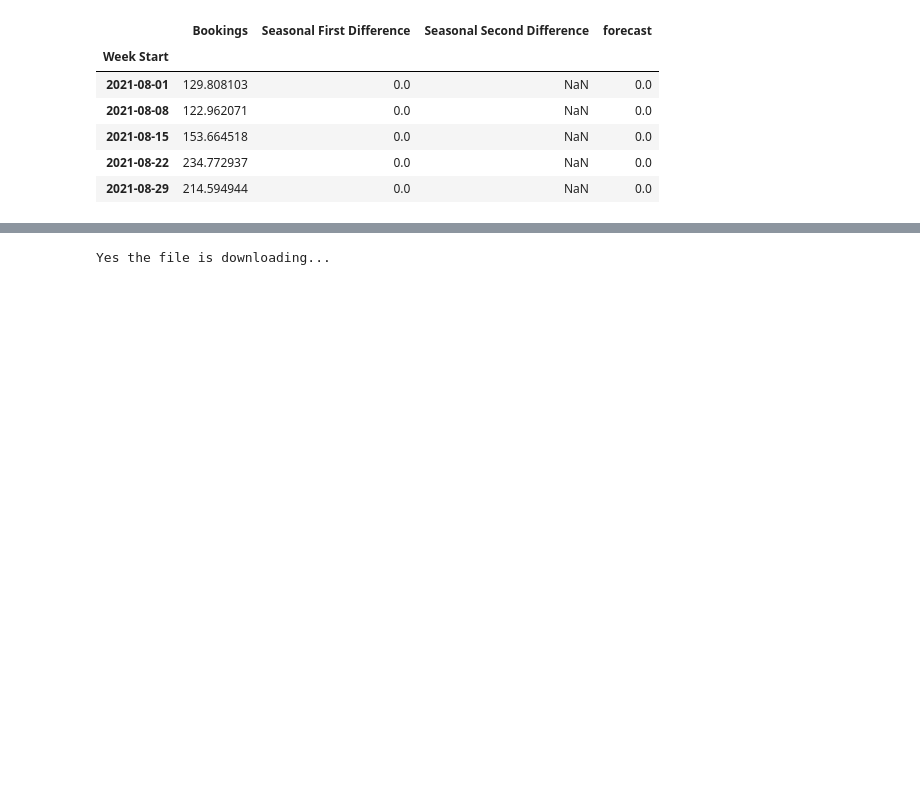
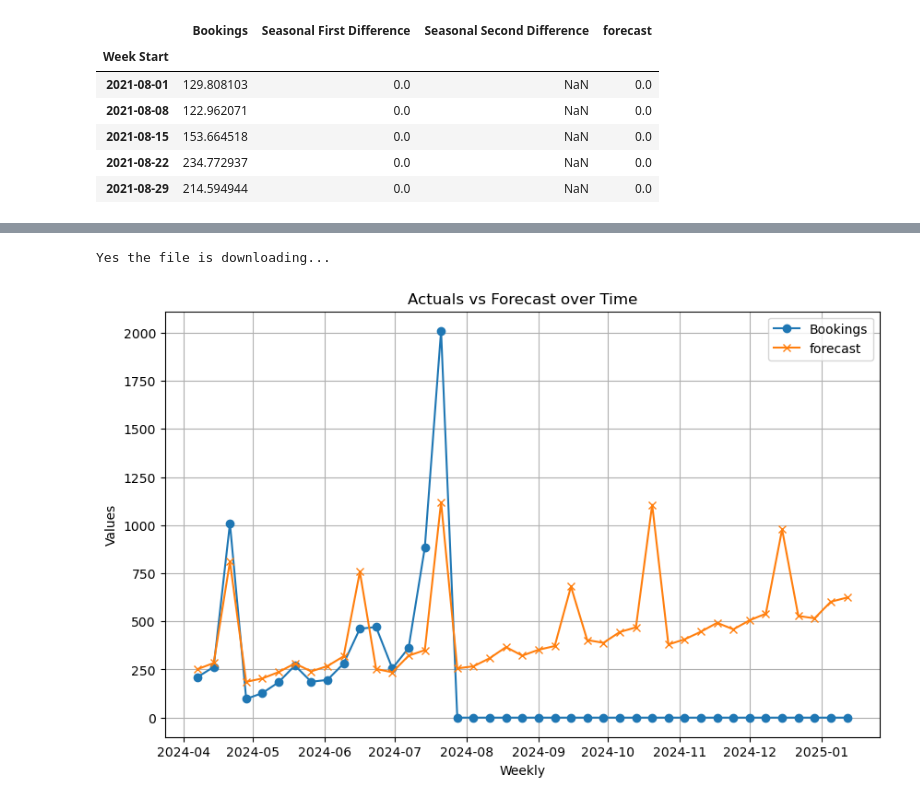
Before and after one commit to sudeshnab19/Analytics, a Jupyter notebook: Model/SampleBookings/ARIMA/Testing/SARIMA_models/ARIMAModelTest-NewData-secdiff.ipynb, the cells around one changed output, grey strips where cells are left out. Drawn from its saved outputs; the diff is of its cells as text; code cells hidden in the pictures; blank space fills up the shorter version.

```diff
--- a/Model/SampleBookings/ARIMA/Testing/ARIMAModelTest-NewData-secdiff.ipynb
+++ b/Model/SampleBookings/ARIMA/Testing/SARIMA_models/ARIMAModelTest-NewData-secdiff.ipynb
@@ -260,7 +272,28 @@ Week Start
-# %%
-# Save the new dataframe in the workbook
-from openpyxl import Workbook  # openpyxl helps to read and write data in excel
-future_df1.to_excel('output_newdata_secdiff1.xlsx', index=True, engine='openpyxl')
-print('Yes the file is downloading...')
-# %% [output]
-Yes the file is downloading...
+# %%
+# Save the new dataframe in the workbook
+from openpyxl import Workbook  # openpyxl helps to read and write data in excel
+future_df1.to_excel('output3Y.xlsx', index=True, engine='openpyxl')
+print('Yes the file is downloading...')
+# %% [output]
+Yes the file is downloading...
+# %%
+# Plot the Actuals vs Forecast
+
+plt.figure(figsize=(10, 6))
+plt.plot(future_df1.index, future_df1['Bookings'], label='Bookings', marker='o')
+plt.plot(future_df1.index, future_df1['forecast'], label='forecast', marker='x')
+
+# Customize the graph
+plt.title('Actuals vs Forecast over Time')
+plt.xlabel('Weekly')
+plt.ylabel('Values')
+plt.grid(True)
+plt.legend(loc='upper right')
+
+# Save the plot to a PNG file. Needs to save first before showing the plot
+plt.savefig('actuals_forecast_2022_2024.png')
+
+# Show the plot in Jupyter Notebook
+plt.show()
+# %% [output]
+[figure, added]
```
Also changed, not shown: parts of 5 cells of this notebook, 16 other files.
